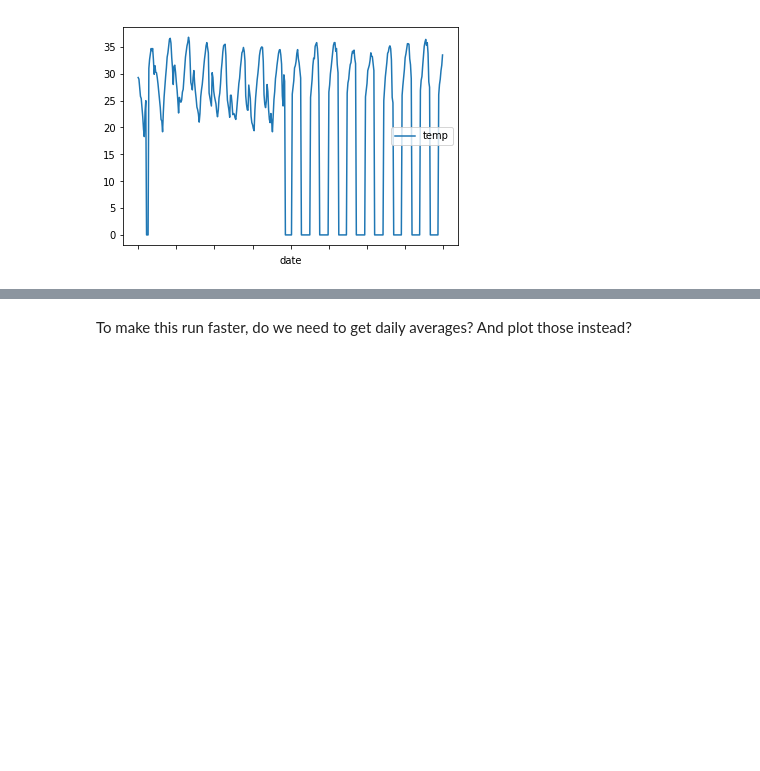
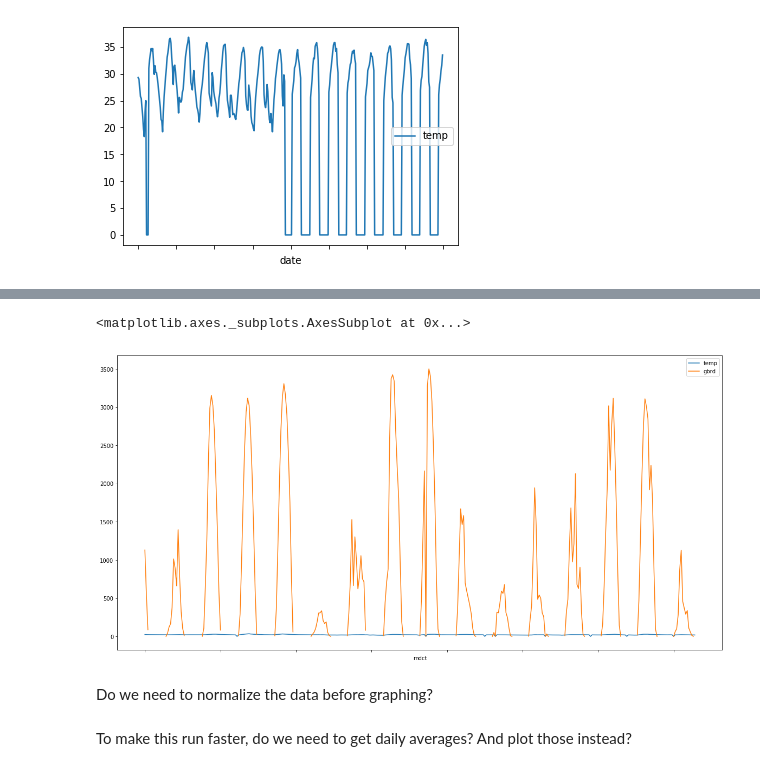
Before and after one commit to sanjayr1/Data_Tools_Brazil_Weather, a Jupyter notebook: Data_exploration.ipynb, the cells around one changed output, grey strips where cells are left out. Cells and saved outputs as stored; diff of their text form; code cells hidden in the pictures; blank space fills up the shorter version.

```diff
--- a/Data_exploration.ipynb
+++ b/Data_exploration.ipynb
@@ -324,3 +385,13 @@ first_400.plot(x='date', y='temp')
+# %%
+plt.rcParams['figure.figsize'] = (20, 10)
+
+# Plot the first 500 entries with selected columns
+station_384_tail_365[['temp', 'gbrd']].plot()
+# %% [output]
+<matplotlib.axes._subplots.AxesSubplot at 0x...>
+[figure, added]
+# %% [markdown]
+Do we need to normalize the data before graphing?
 # %% [markdown]
 To make this run faster, do we need to get daily averages? And plot those instead?
 # %% [markdown]
```
Also changed, not shown: parts of 18 cells of this notebook.
